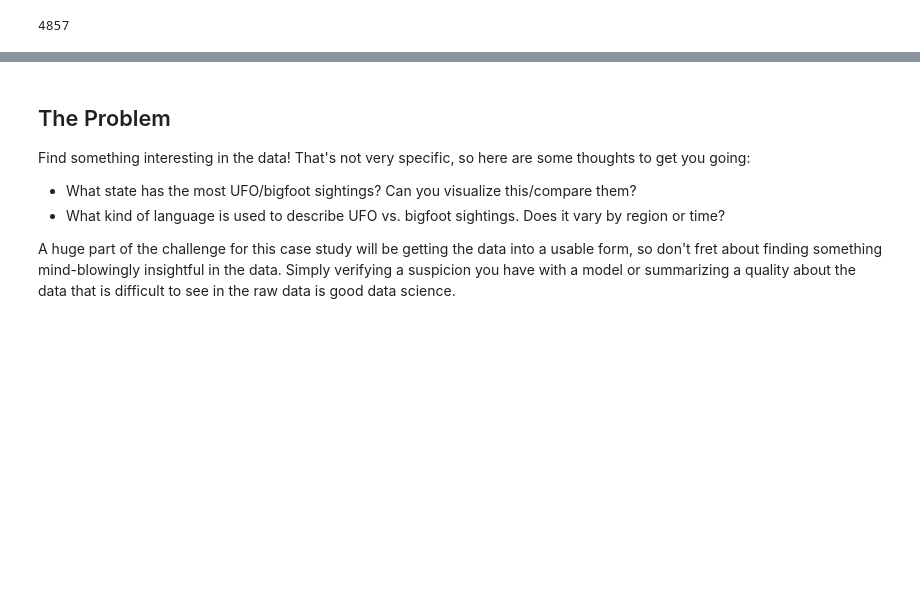
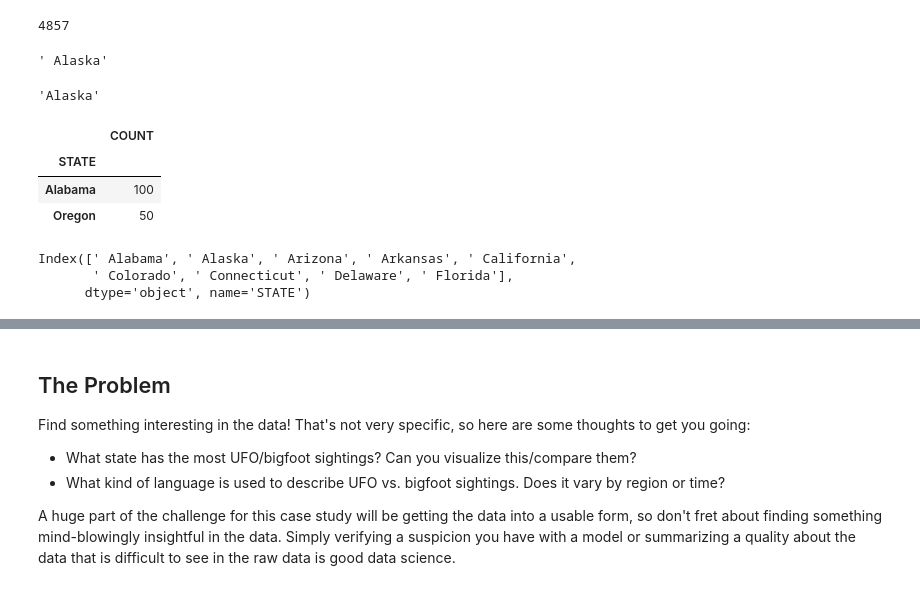
Before and after one commit to rasbot/Bigfoot-Sighting-NLP-Study, a Jupyter notebook: _nlp_case_study.ipynb, the cells around one changed output, grey strips where cells are left out. Drawn from its saved outputs; the diff is of its cells as text; code cells hidden in the pictures; blank space fills up the shorter version.

```diff
--- a/_nlp_case_study.ipynb
+++ b/_nlp_case_study.ipynb
@@ -28,3 +44,7 @@ with open('data/bigfoot_data.json') as f:
 len(records)
 # %% [output]
 4857
+# %%
+df['STATE'].iloc[0]
+# %% [output]
+' Alaska'
@@ -30,0 +60,4 @@ len(records)
+# %%
+df['STATE'].iloc[0]
+# %% [output]
+'Alaska'
@@ -30,0 +82,15 @@ len(records)
+# %%
+data = {'STATE': ['Alabama', 'Oregon'], 'COUNT': [100, 50]}
+grouped_df = pd.DataFrame.from_dict(data)
+grouped_df.set_index('STATE')
+# %% [output]
+|  | COUNT |
+| STATE |  |
+| Alabama | 100 |
+| Oregon | 50 |
+# %%
+df.groupby(['STATE']).count()['COUNTY'].index
+# %% [output]
+Index([' Alabama', ' Alaska', ' Arizona', ' Arkansas', ' California',
+       ' Colorado', ' Connecticut', ' Delaware', ' Florida'],
+      dtype='object', name='STATE')
```
Also changed, not shown: parts of 7 cells of this notebook.
